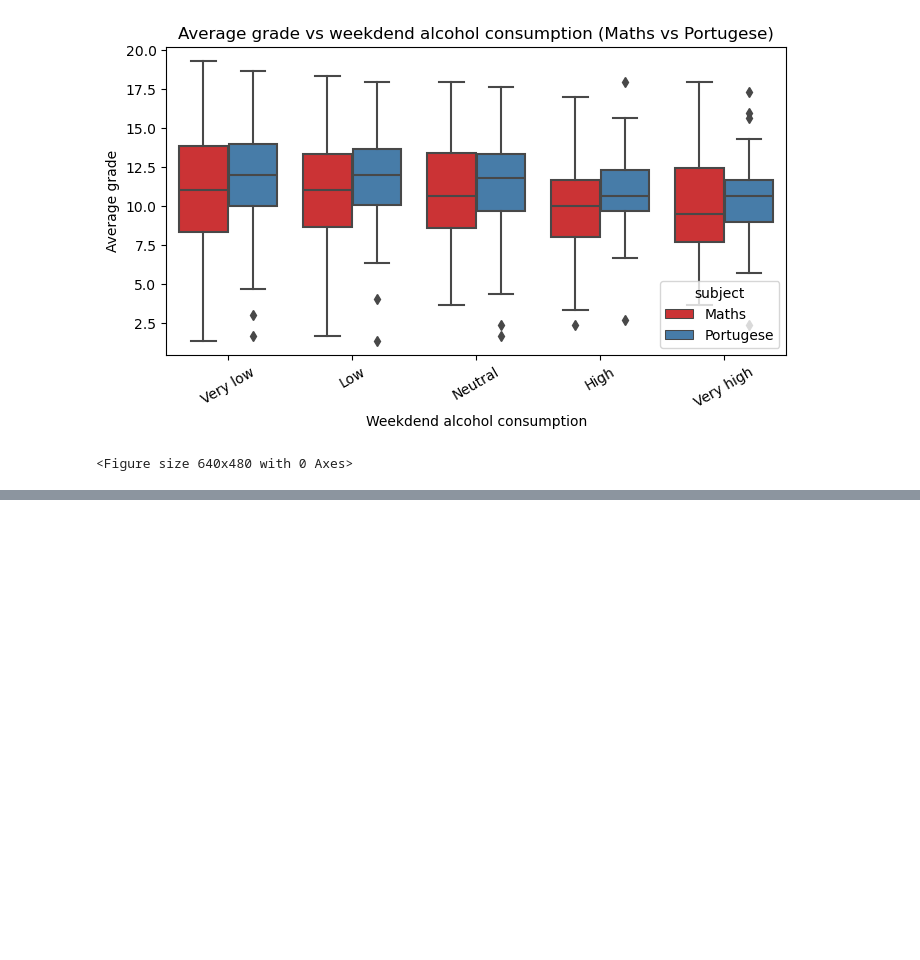
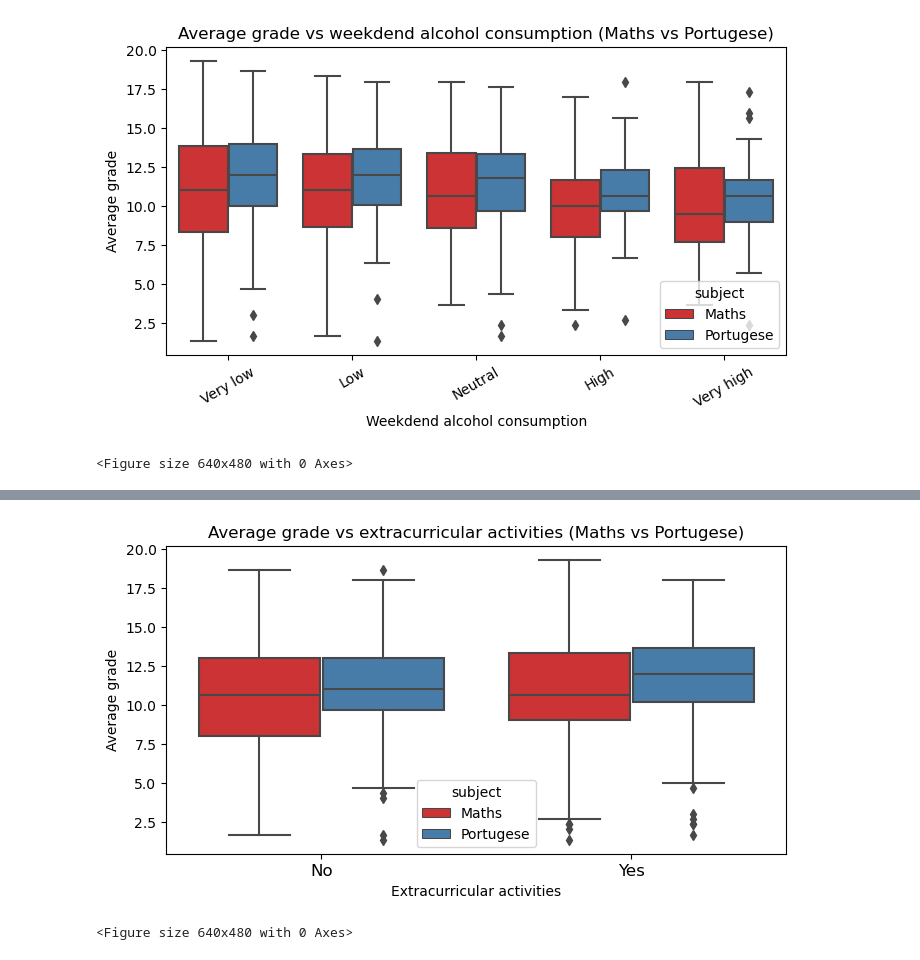
Before and after one commit to Reanna1211/Student-and-Education-Data, a Jupyter notebook: Student_and_Education_Data_Analysis.ipynb, the cells around one changed output, grey strips where cells are left out. Drawn from its saved outputs; the diff is of its cells as text; code cells hidden in the pictures; blank space fills up the shorter version.

```diff
--- a/Student_and_Education_Data_Analysis.ipynb
+++ b/Student_and_Education_Data_Analysis.ipynb
@@ -642,0 +667,23 @@ plt.clf()
+# %%
+# extracurricular activities vs average grade
+
+plt.figure(figsize=(8, 4))
+sns.boxplot(x='activities', y='average_grade',  hue = 'subject', data=combined_data, palette = 'Set1')
+ax = plt.subplot()
+ax.set_xticklabels(['No', 'Yes'], fontsize = 12)
+plt.xlabel('Extracurricular activities')
+plt.ylabel('Average grade')
+plt.title('Average grade vs extracurricular activities (Maths vs Portugese)')
+plt.show()
+plt.clf()
+
+
+
+# Observations:
+# Slightly higher median averages for those who do extracurricular activities especially for the portugese subject.
+
+# Insights:
+# This may indicate that doing activities outside of school work can be beneficial for better academic performance.
+# %% [output]
+[figure, added]
+<Figure size 640x480 with 0 Axes>
```
Also changed, not shown: parts of 7 cells of this notebook.
